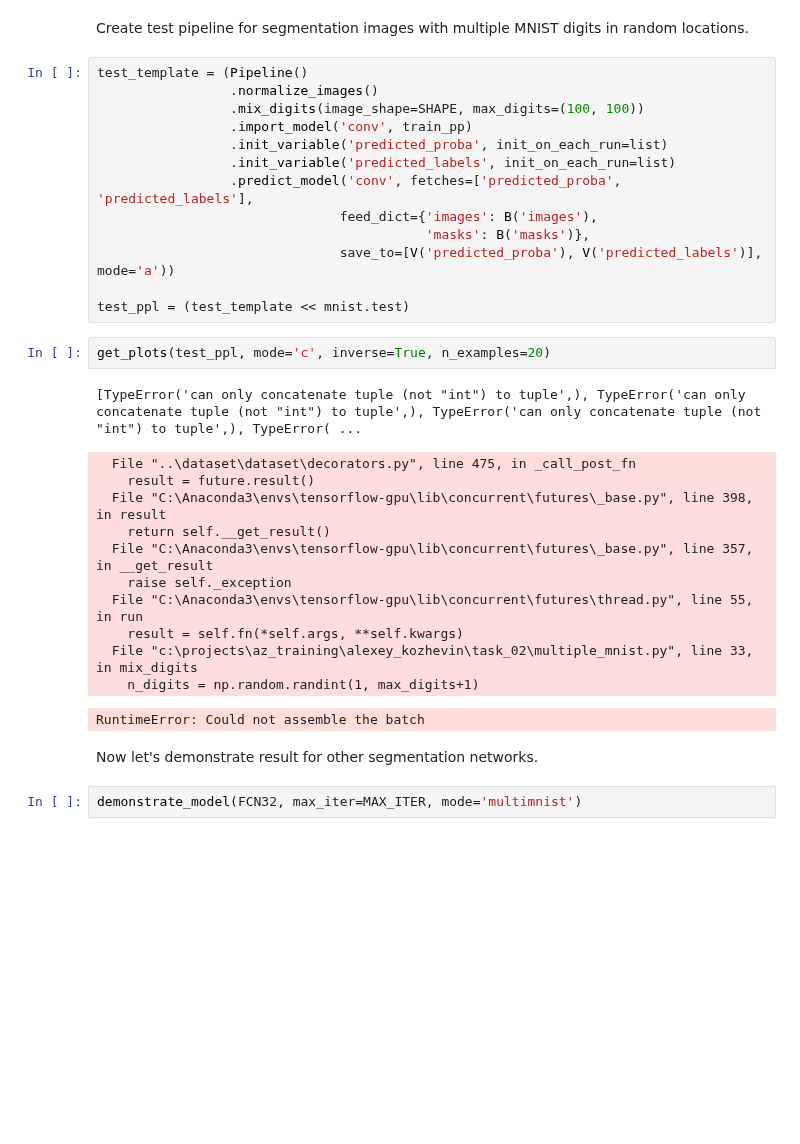
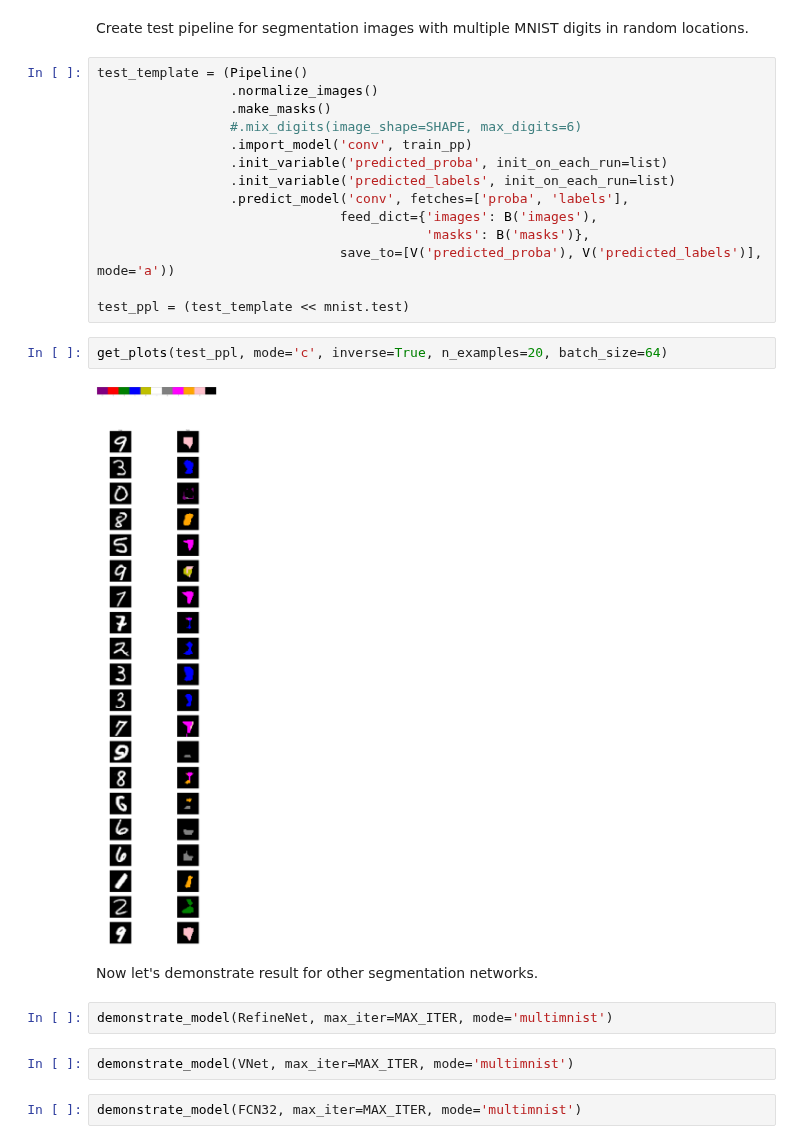
Before and after one commit to analysiscenter/az_training, a Jupyter notebook: alexey_kozhevin/task_02/simple_segmentation_example.ipynb, the cells around one changed output. Drawn from its saved outputs; the diff is of its cells as text; blank space fills up the shorter version.

```diff
--- a/alexey_kozhevin/task_02/simple_segmentation_example.ipynb
+++ b/alexey_kozhevin/task_02/simple_segmentation_example.ipynb
@@ -80,33 +94,27 @@ Create test pipeline for segmentation images with multiple MNIST digits in rando
 # %%
 test_template = (Pipeline()
                  .normalize_images()
-                 .mix_digits(image_shape=SHAPE, max_digits=(100, 100))
+                 .make_masks()
+                 #.mix_digits(image_shape=SHAPE, max_digits=6)
                  .import_model('conv', train_pp)
                  .init_variable('predicted_proba', init_on_each_run=list)
                  .init_variable('predicted_labels', init_on_each_run=list)
-                 .predict_model('conv', fetches=['predicted_proba', 'predicted_labels'],
+                 .predict_model('conv', fetches=['proba', 'labels'],
                                feed_dict={'images': B('images'),
                                           'masks': B('masks')},
                                save_to=[V('predicted_proba'), V('predicted_labels')], mode='a'))
 
 test_ppl = (test_template << mnist.test)
 # %%
-get_plots(test_ppl, mode='c', inverse=True, n_examples=20)
+get_plots(test_ppl, mode='c', inverse=True, n_examples=20, batch_size=64)
 # %% [output]
-[TypeError('can only concatenate tuple (not "int") to tuple',), TypeError('can only concatenate tuple (not "int") to tuple',), TypeError('can only concatenate tuple (not "int") to tuple',), TypeError( ...
-  File "..\dataset\dataset\decorators.py", line 475, in _call_post_fn
-    result = future.result()
-  File "C:\Anaconda3\envs\tensorflow-gpu\lib\concurrent\futures\_base.py", line 398, in result
-    return self.__get_result()
-  File "C:\Anaconda3\envs\tensorflow-gpu\lib\concurrent\futures\_base.py", line 357, in __get_result
-    raise self._exception
-  File "C:\Anaconda3\envs\tensorflow-gpu\lib\concurrent\futures\thread.py", line 55, in run
-    result = self.fn(*self.args, **self.kwargs)
-  File "c:\projects\az_training\alexey_kozhevin\task_02\multiple_mnist.py", line 33, in mix_digits
-    n_digits = np.random.randint(1, max_digits+1)
-RuntimeError: Could not assemble the batch
+[figure, added]
 # %% [markdown]
 Now let's demonstrate result for other segmentation networks.
+# %%
+demonstrate_model(RefineNet, max_iter=MAX_ITER, mode='multimnist')
+# %%
+demonstrate_model(VNet, max_iter=MAX_ITER, mode='multimnist')
 # %%
 demonstrate_model(FCN32, max_iter=MAX_ITER, mode='multimnist')
 # %%
```
Also changed, not shown: parts of 6 cells of this notebook.
